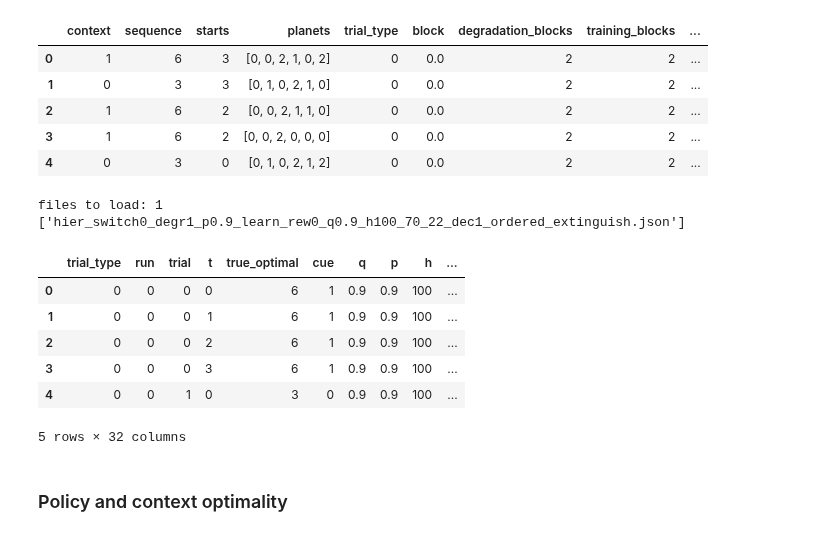
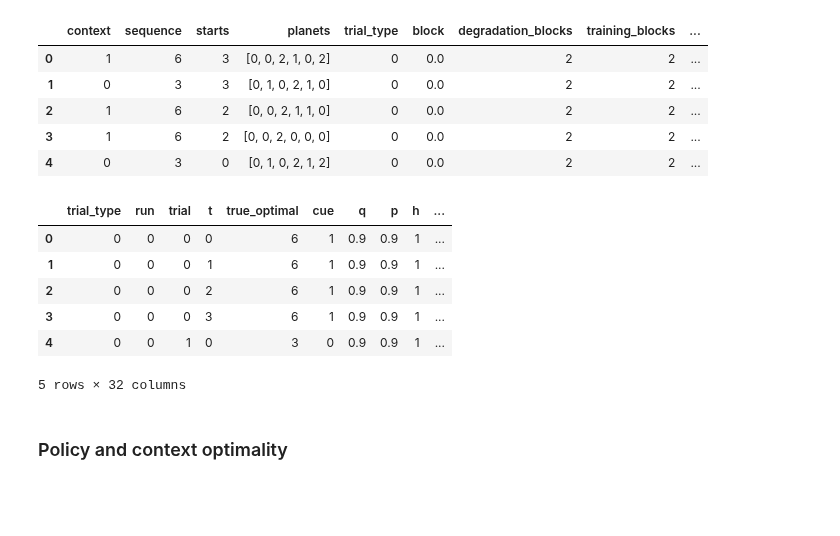
Before and after one commit to terraregina/BalancingControl, a Jupyter notebook: two_seq_analysis.ipynb, the cells around one changed output. Saved outputs shown, nothing was run; the diff lists cells and outputs as text; code cells hidden in the pictures; blank space fills up the shorter version.

```diff
--- a/two_seq_analysis.ipynb
+++ b/two_seq_analysis.ipynb
@@ -740,39 +740,38 @@ df.head()
 | 3 | 1 | 6 | 2 | [0, 0, 2, 0, 0, 0] | 0 | 0.0 | 2 | 2 | ... |
 | 4 | 0 | 3 | 0 | [0, 1, 0, 2, 1, 2] | 0 | 0.0 | 2 | 2 | ... |
 # %%
-h =  [1, 2,3,4,5,6,7]#,8,9,10,11,12,13,14,15,16,17,18,19,20,30,40,50,60,70,80,90,100,200]
-h = [100]
-cue_ambiguity = [0.9]#, 0.8]
-context_trans_prob = [0.9]#, 0.92, 0.93, 0.95, 0.97, 0.99]
+
+h =  [1, 2,3,4,5,6,7,8,9,10,11,12,13,14,15,16,17,18,19,20,30,40,50,60,70,80,90,100,200]
+# h = [40]
+cue_ambiguity = [0.9]
+context_trans_prob = [0.9]
 degradation = [True]
 cue_switch = [False]
 reward_naive = [False]
 training_blocks = [2]
 degradation_blocks=[2]
 trials_per_block=[70]
-dec_temp = [1]#,2,3,4,5,6]
+dec_temps = [1,2,3,4,5,6]
 conf = ['ordered']
 
 arrays = [cue_switch, degradation, reward_naive, context_trans_prob, cue_ambiguity,h,\
-        training_blocks, degradation_blocks, trials_per_block,dec_temp,conf]
+        training_blocks, degradation_blocks, trials_per_block,dec_temps,conf]
 
 extinguish = True
 names = load_file_names(arrays)
 print(names)
 # df = load_df(names, data_folder='temp/old',extinguish=extinguish)
 df = load_df(names, data_folder='temp',extinguish=extinguish)
 # df_dkl = load_df_reward_dkl(names, data_folder='temp')
 df.head()
 # %% [output]
+|  | trial_type | run | trial | t | true_optimal | cue | q | p | h | ... |
+| 0 | 0 | 0 | 0 | 0 | 6 | 1 | 0.9 | 0.9 | 1 | ... |
+| 1 | 0 | 0 | 0 | 1 | 6 | 1 | 0.9 | 0.9 | 1 | ... |
+| 2 | 0 | 0 | 0 | 2 | 6 | 1 | 0.9 | 0.9 | 1 | ... |
+| 3 | 0 | 0 | 0 | 3 | 6 | 1 | 0.9 | 0.9 | 1 | ... |
+| 4 | 0 | 0 | 1 | 0 | 3 | 0 | 0.9 | 0.9 | 1 | ... |
-files to load: 1
-['hier_switch0_degr1_p0.9_learn_rew0_q0.9_h100_70_22_dec1_ordered_extinguish.json']
+5 rows × 32 columns
-|  | trial_type | run | trial | t | true_optimal | cue | q | p | h | ... |
-| 0 | 0 | 0 | 0 | 0 | 6 | 1 | 0.9 | 0.9 | 100 | ... |
-| 1 | 0 | 0 | 0 | 1 | 6 | 1 | 0.9 | 0.9 | 100 | ... |
-| 2 | 0 | 0 | 0 | 2 | 6 | 1 | 0.9 | 0.9 | 100 | ... |
-| 3 | 0 | 0 | 0 | 3 | 6 | 1 | 0.9 | 0.9 | 100 | ... |
-| 4 | 0 | 0 | 1 | 0 | 3 | 0 | 0.9 | 0.9 | 100 | ... |
-5 rows × 32 columns
 # %% [markdown]
 ### Policy and context optimality
 # %%
```
Also changed, not shown: parts of 1 cell of this notebook, 6 other files.
